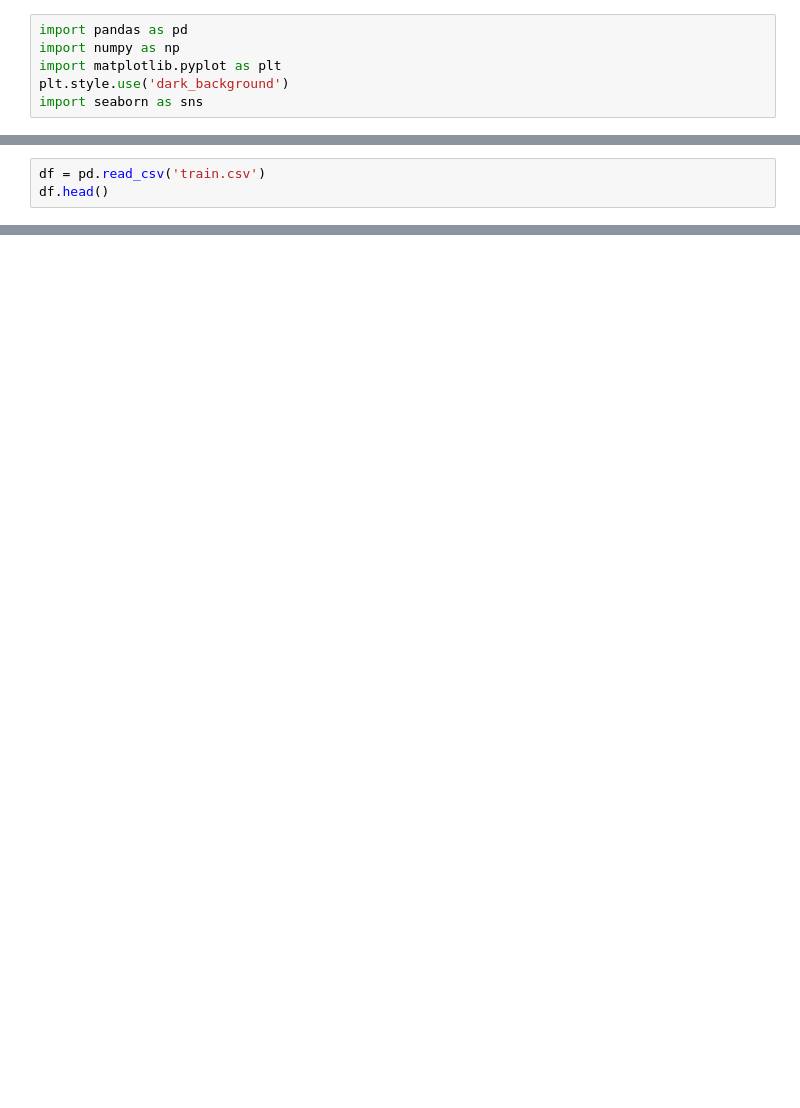
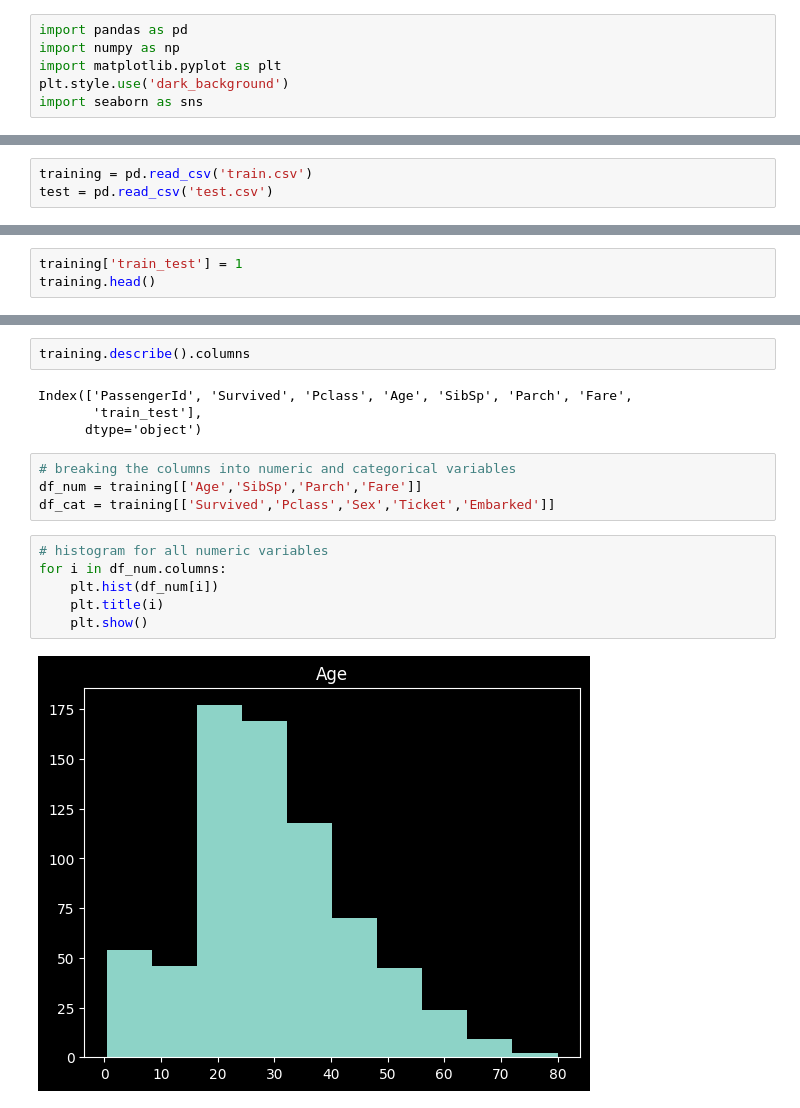
Before and after one commit to RazerP4antom/data-analysis, a Jupyter notebook: Titanic Survival/notebook4.ipynb, the cells around one changed output, grey strips where cells are left out. Saved outputs shown, nothing was run; the diff lists cells and outputs as text; blank space fills up the shorter version.

```diff
--- a/Titanic Survival/notebook4.ipynb
+++ b/Titanic Survival/notebook4.ipynb
@@ -9,3 +9,3 @@ Reading CSV File
 # %%
-df = pd.read_csv('train.csv')
-df.head()
+training = pd.read_csv('train.csv')
+test = pd.read_csv('test.csv')
@@ -93,0 +12,3 @@ Index(['PassengerId', 'Survived', 'Pclass', 'Name', 'Sex', 'Age', 'SibSp',
+# %%
+training['train_test'] = 1
+training.head()
@@ -93,0 +75,18 @@ Index(['PassengerId', 'Survived', 'Pclass', 'Name', 'Sex', 'Age', 'SibSp',
+# %%
+training.describe().columns
+# %% [output]
+Index(['PassengerId', 'Survived', 'Pclass', 'Age', 'SibSp', 'Parch', 'Fare',
+       'train_test'],
+      dtype='object')
+# %%
+# breaking the columns into numeric and categorical variables
+df_num = training[['Age','SibSp','Parch','Fare']]
+df_cat = training[['Survived','Pclass','Sex','Ticket','Embarked']]
+# %%
+# histogram for all numeric variables
+for i in df_num.columns:
+    plt.hist(df_num[i])
+    plt.title(i)
+    plt.show()
+# %% [output]
+[figure, added]
```
Also changed, not shown: parts of 16 cells of this notebook.
